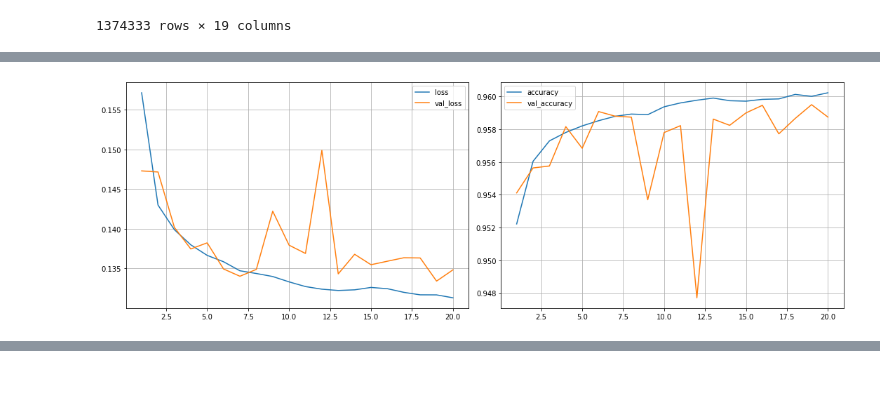
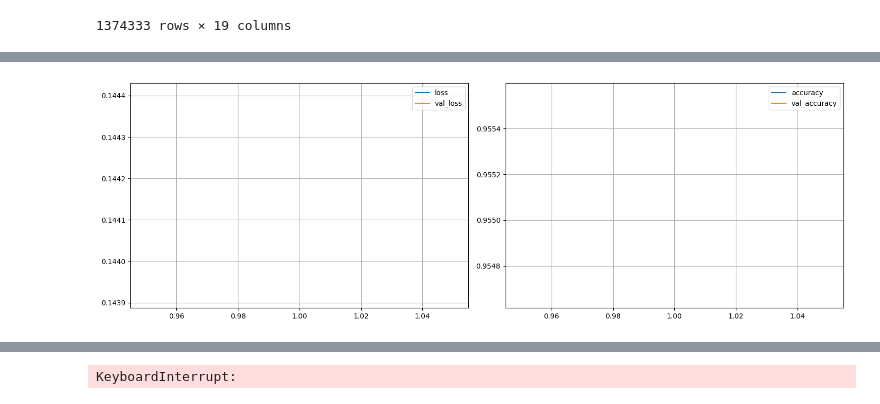
Before and after one commit to jonas-eschle/IRIS-HEP-dfei_andrii, a Jupyter notebook: 5hl_is_FromPrimaryHeavyHadron_particles_data_only.ipynb, the cells around one changed output, grey strips where cells are left out. Saved outputs shown, nothing was run; the diff lists cells and outputs as text; code cells hidden in the pictures.

```diff
--- a/5hl_is_FromPrimaryHeavyHadron_particles_data_only.ipynb
+++ b/5hl_is_FromPrimaryHeavyHadron_particles_data_only.ipynb
@@ -33,5 +27,5 @@ Drive already mounted at /content/drive; to attempt to forcibly remount, call dr
 # %%
-particles_file = uproot.open("/content/drive/MyDrive/IRIS-HEP_DFEI/particles_data.root")
+particles_file = uproot.open("/data/physics/dfei/andrii/particles_data.root")
 # %%
 particles_tree = particles_file['Particles']
 # %%
@@ -236,12 +233,12 @@ class PlotLearning(keras.callbacks.Callback):
 # %%
 my_callbacks = [
     PlotLearning(),
-    tf.keras.callbacks.ModelCheckpoint(filepath='/content/drive/MyDrive/IRIS-HEP_DFEI/checkpoints/5hl_is_FromPrimaryHeavyHadron_particles_data_only/9_loss.cktp',
+    tf.keras.callbacks.ModelCheckpoint(filepath='/home/jonas/Documents/physics/lhcb/dfei/irishep/data/IRIS-HEP_DFEI/checkpoints/5hl_is_FromPrimaryHeavyHadron_particles_data_only/9_loss.cktp',
                                        save_weights_only=True,
                                        monitor='loss',
                                        mode='min',
                                        save_best_only=True),
-    tf.keras.callbacks.ModelCheckpoint(filepath='/content/drive/MyDrive/IRIS-HEP_DFEI/checkpoints/5hl_is_FromPrimaryHeavyHadron_particles_data_only/9_valloss.cktp',
+    tf.keras.callbacks.ModelCheckpoint(filepath='/home/jonas/Documents/physics/lhcb/dfei/irishep/data/IRIS-HEP_DFEI/checkpoints/5hl_is_FromPrimaryHeavyHadron_particles_data_only/9_valloss.cktp',
                                        save_weights_only=True,
                                        monitor='val_loss',
                                        mode='min',
@@ -251,7 +248,7 @@ my_callbacks = [
 ]
 # %%
 hist = model.fit(X_train, Y_train,
-          batch_size=128, epochs=20, callbacks=my_callbacks,
+          batch_size=32, epochs=20, callbacks=my_callbacks,
           validation_data=(X_val, Y_val))
 # %% [output]
-[figure, old version]
+[figure, new version]
@@ -259,3 +257,4 @@ hist = model.fit(X_train, Y_train,
+KeyboardInterrupt:
 # %%
 y_pred_keras = model.predict(X_test).ravel()
 fpr_keras, tpr_keras, thresholds_keras = roc_curve(Y_test, y_pred_keras)
```
Also changed, not shown: parts of 8 cells of this notebook, 4 other files.
